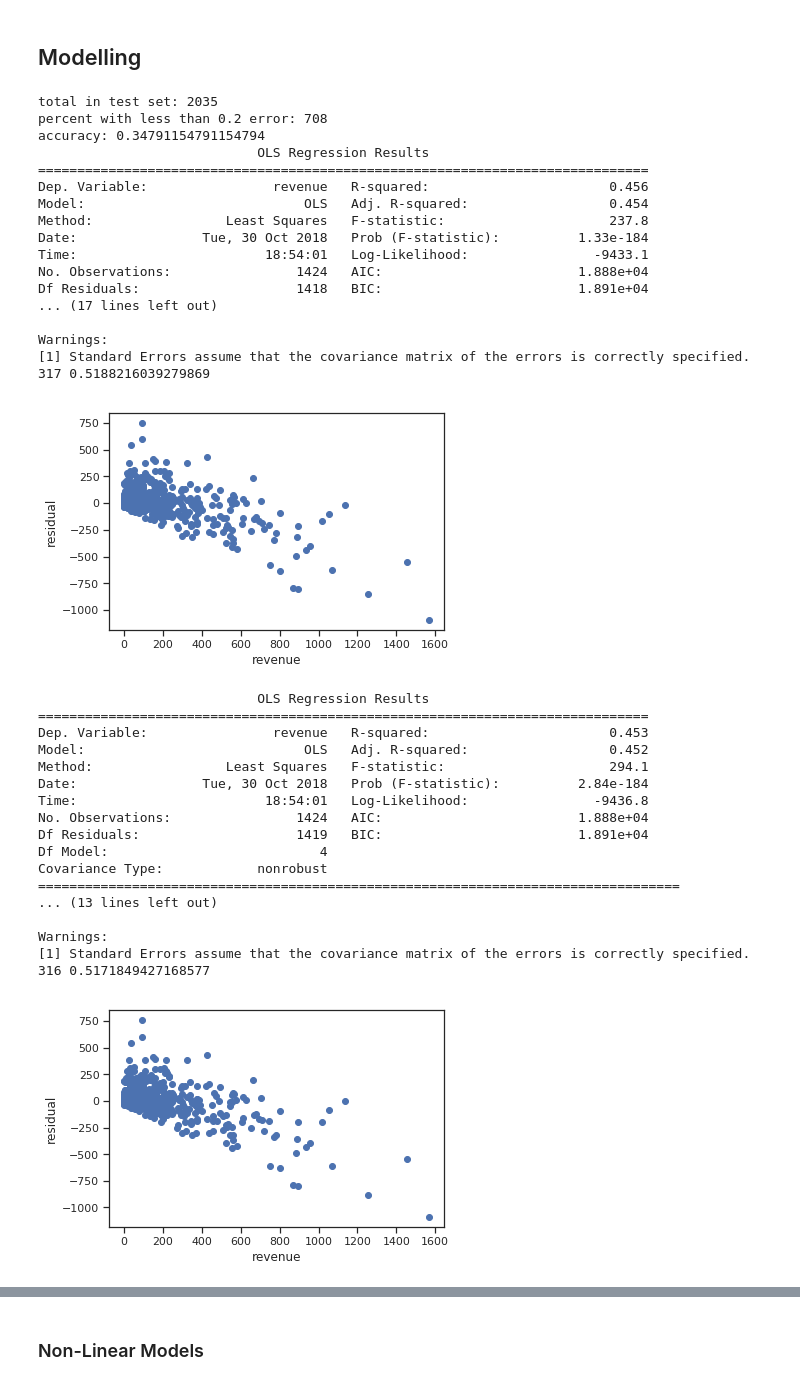
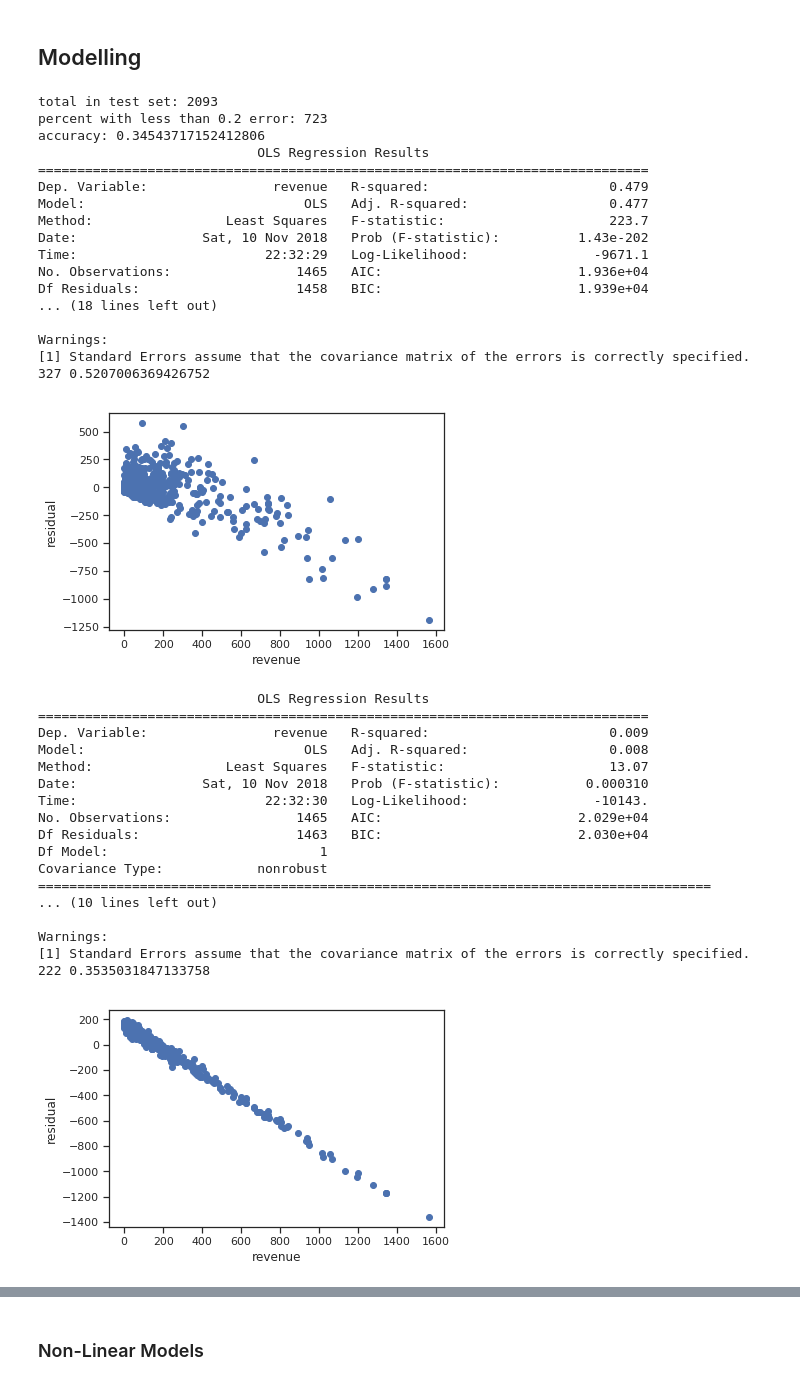
Before and after one commit to stephengou/Predictive-Model-Of-Movie-Revenues, a Jupyter notebook: Predictive Modelling of Revenues of Modern American Movies.ipynb, the cells around one changed output, grey strips where cells are left out. Drawn from its saved outputs; the diff is of its cells as text; code cells hidden in the pictures.

Commit message:
add sentiment polarity score into models, cleaned and normalized

```diff
--- a/Predictive Modelling of Revenues of Modern American Movies.ipynb
+++ b/Predictive Modelling of Revenues of Modern American Movies.ipynb
@@ -160,6 +160,9 @@ github_raw_root = 'https://raw.githubusercontent.com/gouzhen1/Moives-Data-Analys
 ny_df = pd.read_csv(github_raw_root + 'NY_movie_reviews.csv')
 ny_df.rename(columns={'display_title':'title'},inplace=True)
 ny_df = ny_df[['title','mpaa_rating','critics_pick']]
+
+ny_sentiment_df = pd.read_csv(github_raw_root + 'ny_reviews_sentiment.csv')[['title','sentiment_polarity']]
+ny_sentiment_df['sentiment_polarity'] = (ny_sentiment_df['sentiment_polarity'] - ny_sentiment_df['sentiment_polarity'].mean())/ny_sentiment_df['sentiment_polarity'].std()
 
 #Wrangle actors and director
 #TMDB Credits Dataset (for cast and director)
@@ -205,6 +208,7 @@ main_df.drop(main_df[main_df['release_date'].dt.year < 1990].index, inplace=True
 main_df.drop(main_df[main_df['release_date'].dt.year > 2016].index, inplace=True)
 main_df = main_df[main_df['revenue'] > 0]
 main_df = main_df.merge(ny_df,how='left')
+main_df = main_df.merge(ny_sentiment_df, how='left')
 
 #process and filter countries
 def process_country(df):
@@ -279,6 +283,7 @@ main_df = main_df.merge(tmdb_credits_df,how='left')
 main_df.columns = map(str.lower, main_df.columns)
 main_df.rename(columns={'rating_pg-13':'rating_pg_thirteen','rating_nc-17':'rating_nc_seventeen'},inplace=True)
 main_df['critics_pick'].fillna(0,inplace=True)
+main_df['sentiment_polarity'].fillna(0.0, inplace=True)
 main_df.to_csv('wrangled_dataset.csv')
 main_df.rename(columns={'rating_not rated':'rating_not_rated'},inplace=True)
 main_df.head()
@@ -349,7 +354,7 @@ sns.heatmap(corr, mask=np.zeros_like(corr, dtype=np.bool), cmap=sns.diverging_pa
 x_df = main_df.drop(columns=['revenue','title'])
 x_df.drop(columns=['rating_g' ,'rating_nc_seventeen', 'rating_pg', 'rating_pg_thirteen', 'rating_r'],inplace=True)
 y_df = main_df['revenue']
-x_train,x_test,y_train,y_test = train_test_split(x_df,y_df,test_size = 0.3,random_state=0)
+x_train,x_test,y_train,y_test = train_test_split(x_df,y_df,test_size = 0.3,random_state=3)
 x_train.head()
 ols_train = x_train.copy()
 ols_train['revenue'] = y_train
@@ -374,62 +379,62 @@ def evaluate_ols_results(results):
     plt.ylabel('residual')
     plt.show()
 
-formula = '''revenue ~ runtime + budget + critics_pick + cast_score + director_score'''
+formula = '''revenue ~ runtime + budget + cast_score + director_score + critics_pick + sentiment_polarity'''
 
 results = smf.ols(formula, data=ols_train).fit()
 evaluate_ols_results(results)
 # %% [output]
-total in test set: 2035
-percent with less than 0.2 error: 708
-accuracy: 0.34791154791154794
+total in test set: 2093
+percent with less than 0.2 error: 723
+accuracy: 0.34543717152412806
                             OLS Regression Results
 ==============================================================================
-Dep. Variable:                revenue   R-squared:                       0.456
-Model:                            OLS   Adj. R-squared:                  0.454
-Method:                 Least Squares   F-statistic:                     237.8
-Date:                Tue, 30 Oct 2018   Prob (F-statistic):          1.33e-184
-Time:                        18:54:01   Log-Likelihood:                -9433.1
-No. Observations:                1424   AIC:                         1.888e+04
-Df Residuals:                    1418   BIC:                         1.891e+04
-... (17 lines left out)
+Dep. Variable:                revenue   R-squared:                       0.479
+Model:                            OLS   Adj. R-squared:                  0.477
+Method:                 Least Squares   F-statistic:                     223.7
+Date:                Sat, 10 Nov 2018   Prob (F-statistic):          1.43e-202
+Time:                        22:32:29   Log-Likelihood:                -9671.1
+No. Observations:                1465   AIC:                         1.936e+04
+Df Residuals:                    1458   BIC:                         1.939e+04
+... (18 lines left out)
 
 Warnings:
 [1] Standard Errors assume that the covariance matrix of the errors is correctly specified.
-317 0.5188216039279869
+327 0.5207006369426752
-[figure, old version]
+[figure, new version]
 # %%
 formula1 = '''revenue ~ critics_pick + budget + cast_score + director_score'''
-formula2 = '''revenue ~ budget + runtime + cast_score + director_score'''
+formula2 = '''revenue ~ sentiment_polarity'''
 
 formula3 = '''revenue ~
                     budget + critics_pick + cast_score + director_score
                     + budget * critics_pick + budget * cast_score + budget * director_score
                     + critics_pick * cast_score + critics_pick * director_score
                     + cast_score * director_score
                     + np.power(budget,2) + np.power(critics_pick,2) + np.power(cast_score,2) + np.power(director_score,2)
                     '''
 
 results = smf.ols(formula2, data=ols_train).fit()
 evaluate_ols_results(results)
 # %% [output]
                             OLS Regression Results
 ==============================================================================
-Dep. Variable:                revenue   R-squared:                       0.453
-Model:                            OLS   Adj. R-squared:                  0.452
-Method:                 Least Squares   F-statistic:                     294.1
-Date:                Tue, 30 Oct 2018   Prob (F-statistic):          2.84e-184
-Time:                        18:54:01   Log-Likelihood:                -9436.8
-No. Observations:                1424   AIC:                         1.888e+04
-Df Residuals:                    1419   BIC:                         1.891e+04
-Df Model:                           4
+Dep. Variable:                revenue   R-squared:                       0.009
+Model:                            OLS   Adj. R-squared:                  0.008
+Method:                 Least Squares   F-statistic:                     13.07
+Date:                Sat, 10 Nov 2018   Prob (F-statistic):           0.000310
+Time:                        22:32:30   Log-Likelihood:                -10143.
+No. Observations:                1465   AIC:                         2.029e+04
+Df Residuals:                    1463   BIC:                         2.030e+04
+Df Model:                           1
 Covariance Type:            nonrobust
-==================================================================================
-... (13 lines left out)
+======================================================================================
+... (10 lines left out)
 
 Warnings:
 [1] Standard Errors assume that the covariance matrix of the errors is correctly specified.
-316 0.5171849427168577
+222 0.3535031847133758
-[figure, old version]
+[figure, new version]
 # %%
 formula = '''revenue ~
                     budget + runtime + critics_pick
```
Also changed, not shown: parts of 9 cells of this notebook, 2 other files.
